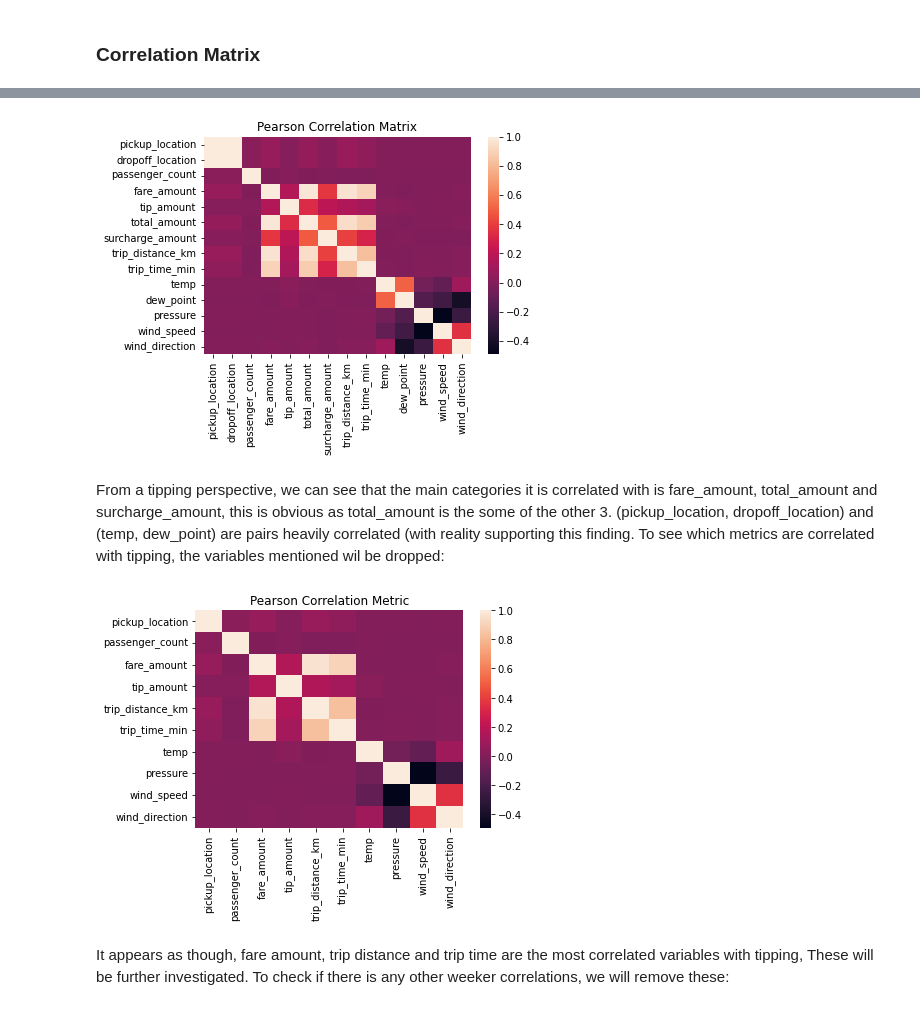
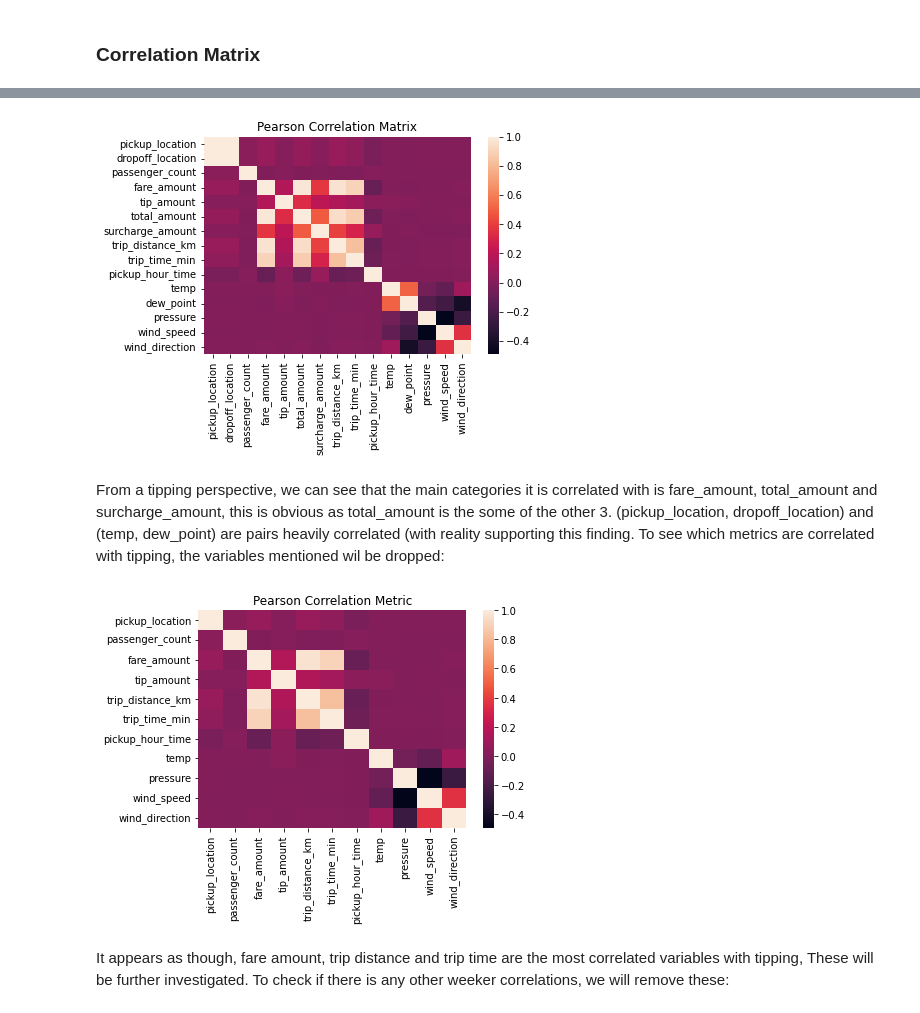
Before and after one commit to MAST30034-Applied-Data-Science/mast30034-project-1-JMelleuish, a Jupyter notebook: notebooks/Analysis.ipynb, the cells around one changed output, grey strips where cells are left out. Cells and saved outputs as stored; diff of their text form; code cells hidden in the pictures.

```diff
--- a/notebooks/Analysis.ipynb
+++ b/notebooks/Analysis.ipynb
@@ -122,7 +178,7 @@ from pyspark.ml.feature import VectorAssembler
 import matplotlib.pyplot as plt
 import seaborn as sns
 
-
+sdf = spark.read.parquet("../data/curated/combined")
 cor_sdf = sdf.drop('pickup_date')
 vector_col = "corr_features"
 assembler = VectorAssembler(inputCols=cor_sdf.columns, outputCol=vector_col)
@@ -140,4 +196,4 @@ plt.show()
-[figure, old version]
+[figure, new version]
 # %% [markdown]
 From a tipping perspective, we can see that the main categories it is correlated with is fare_amount, total_amount and surcharge_amount, this is obvious as total_amount is the some of the other 3. (pickup_location, dropoff_location) and (temp, dew_point) are pairs heavily correlated (with reality supporting this finding. To see which metrics are correlated with tipping, the variables mentioned wil be dropped:
 # %%
@@ -153,7 +209,7 @@ sns.heatmap(corrmatrix, yticklabels = cor_sdf.columns, xticklabels = cor_sdf.col
 plt.title('Pearson Correlation Metric')
 plt.show()
 # %% [output]
-[figure, old version]
+[figure, new version]
 # %% [markdown]
 It appears as though, fare amount, trip distance and trip time are the most correlated variables with tipping, These will be further investigated. To check if there is any other weeker correlations, we will remove these:
 # %%
```
Also changed, not shown: parts of 30 cells of this notebook, 3 other files.
